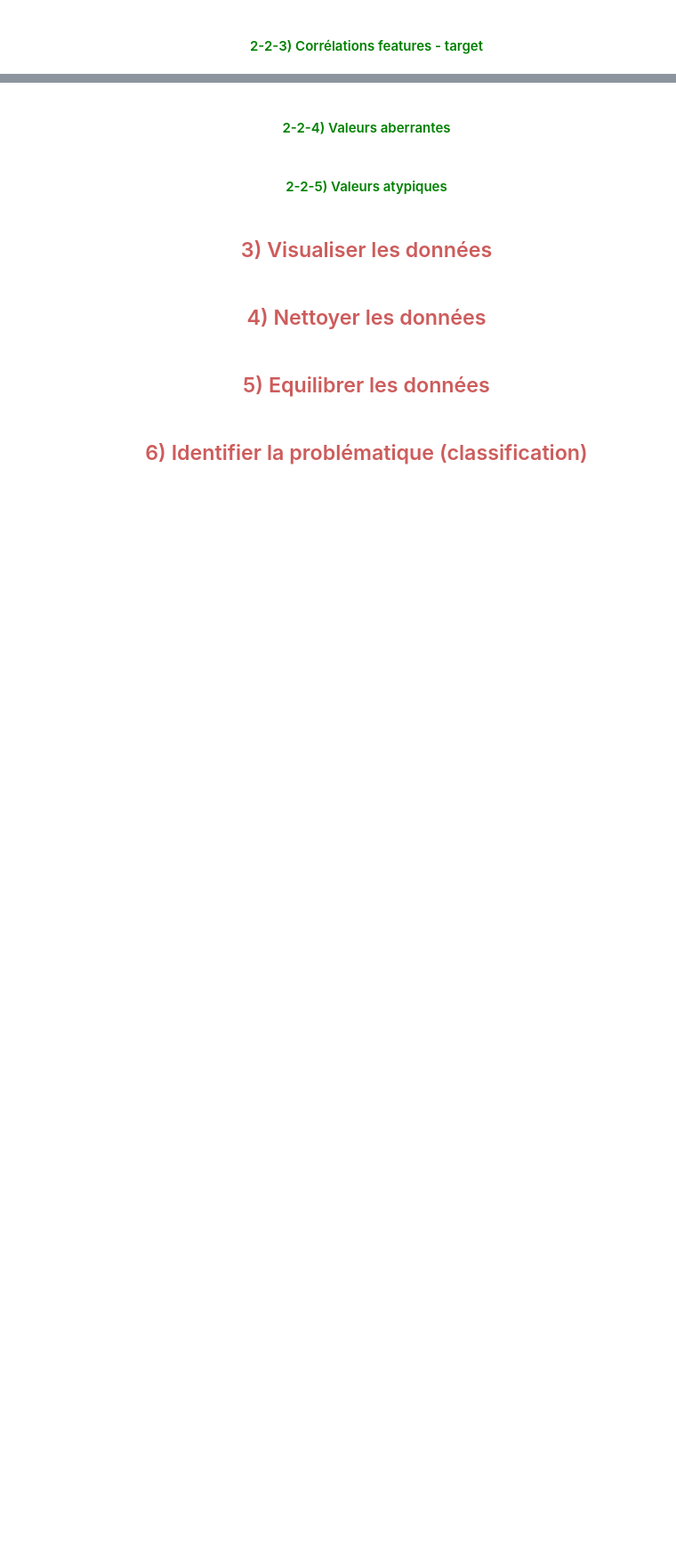
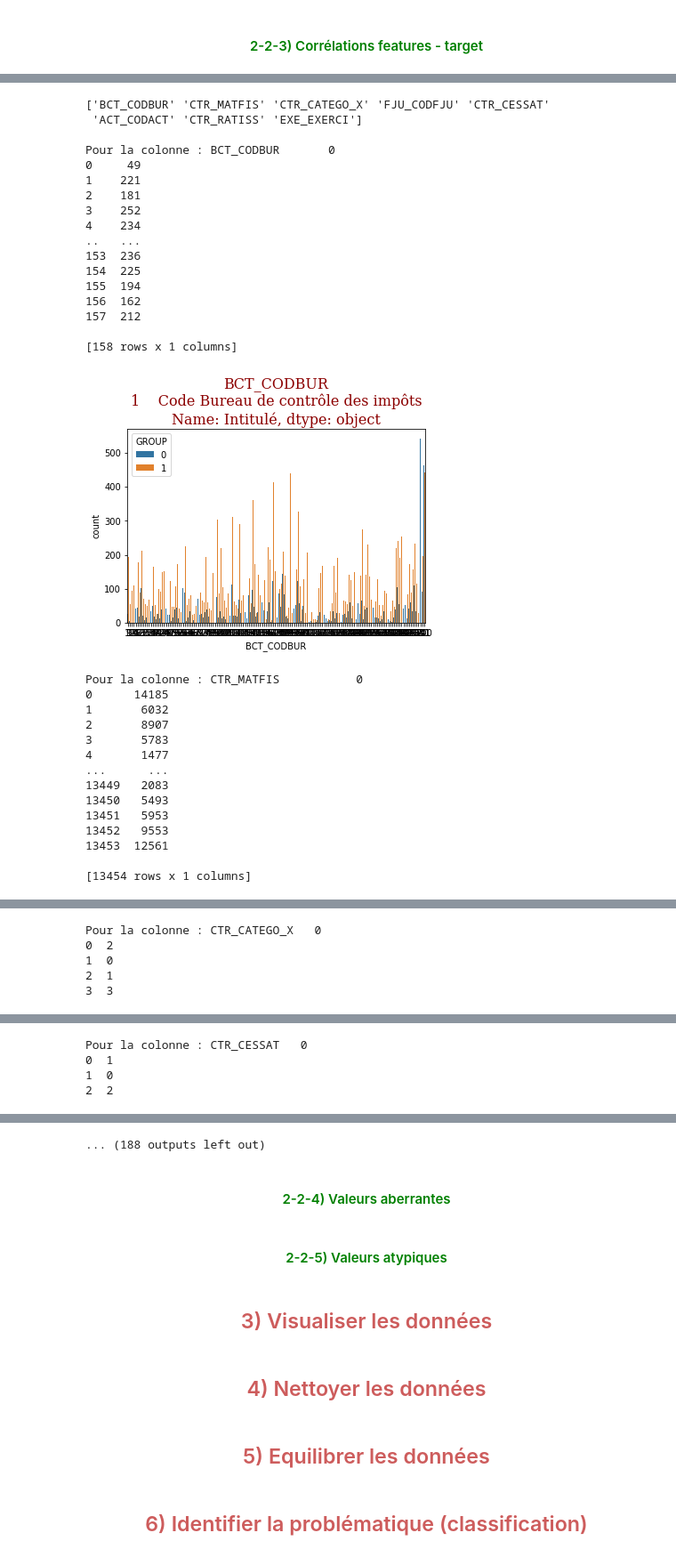
Before and after one commit to nchurlet/Projet_IA_Banque_Common, a Jupyter notebook: comon_P4_Tax_Fraud.ipynb, the cells around one changed output, grey strips where cells are left out. Shown at 89% size. Saved outputs shown, nothing was run; the diff lists cells and outputs as text; code cells hidden in the pictures; blank space fills up the shorter version.

```diff
--- a/comon_P4_Tax_Fraud.ipynb
+++ b/comon_P4_Tax_Fraud.ipynb
@@ -687,7 +680,7 @@ columns_ordonnance = df_nans[df_nans['Percents Nan']==sorted(df_nans['Percents N
 columns_importation = df_nans[df_nans['Percents Nan']==sorted(df_nans['Percents Nan'].unique())[5]]['key_0'].values
 columns_autres_regimes = df_nans[df_nans['Percents Nan']==sorted(df_nans['Percents Nan'].unique())[6]]['key_0'].values
 columns_facture_suspension = df_nans[df_nans['Percents Nan']==sorted(df_nans['Percents Nan'].unique())[7]]['key_0'].values
-column_facture_F = df_nans[df_nans['Percents Nan']==sorted(df_nans['Percents Nan'].unique())[8]]['key_0'].values
+columns_facture_F = df_nans[df_nans['Percents Nan']==sorted(df_nans['Percents Nan'].unique())[8]]['key_0'].values
 columns_exportation = df_nans[df_nans['Percents Nan']==sorted(df_nans['Percents Nan'].unique())[9]]['key_0'].values
 # %%
 columns_groups = [
@@ -700,7 +693,7 @@ columns_groups = [
     columns_importation,
     columns_autres_regimes,
     columns_facture_suspension,
-    column_facture_F,
+    columns_facture_F,
     columns_exportation
 ]
 # %% [markdown]
@@ -764,2 +853,46 @@ De plus les colonnes SND_MNTTAX_E et SND_MNTPAY_E semblent être des copies conf
 
 ![distplot](Figures/distplots.jpg)
+# %%
+df = df_clean.copy()
+for columns in columns_groups:
+    column_displayed = columns
+    print(column_displayed)
+    for col in column_displayed :
+        print(f'\nPour la colonne : {col}{pd.DataFrame(df[col].unique())}')
+        sns.countplot(data=df, x=col, hue='GROUP')
+        plt.title((col + "\n" + str(df_nans[df_nans['key_0']==col]['Intitulé'])), fontdict=_fontdict)
+        plt.show()
+del column_displayed; del columns; del df
+# %% [output]
+['BCT_CODBUR' 'CTR_MATFIS' 'CTR_CATEGO_X' 'FJU_CODFJU' 'CTR_CESSAT'
+ 'ACT_CODACT' 'CTR_RATISS' 'EXE_EXERCI']
+
+Pour la colonne : BCT_CODBUR       0
+0     49
+1    221
+2    181
+3    252
+4    234
+..   ...
+153  236
+154  225
+155  194
+156  162
+157  212
+
+[158 rows x 1 columns]
+[figure, added]
+Pour la colonne : CTR_MATFIS           0
+0      14185
+1       6032
+2       8907
+3       5783
+4       1477
+...      ...
+13449   2083
+13450   5493
+13451   5953
+13452   9553
+13453  12561
+
+[13454 rows x 1 columns]
@@ -765,0 +900,5 @@ De plus les colonnes SND_MNTTAX_E et SND_MNTPAY_E semblent être des copies conf
+Pour la colonne : CTR_CATEGO_X   0
+0  2
+1  0
+2  1
+3  3
@@ -765,0 +924,4 @@ De plus les colonnes SND_MNTTAX_E et SND_MNTPAY_E semblent être des copies conf
+Pour la colonne : CTR_CESSAT   0
+0  1
+1  0
+2  2
@@ -766,3 +944,4 @@ De plus les colonnes SND_MNTTAX_E et SND_MNTPAY_E semblent être des copies conf
+... (188 outputs left out)
 # %% [markdown]
 #### <a id='2-2-4'><center><font color="green">2-2-4) Valeurs aberrantes</font></center></a>
 # %% [markdown]
```
Also changed, not shown: parts of 16 cells of this notebook, 11 other files.
